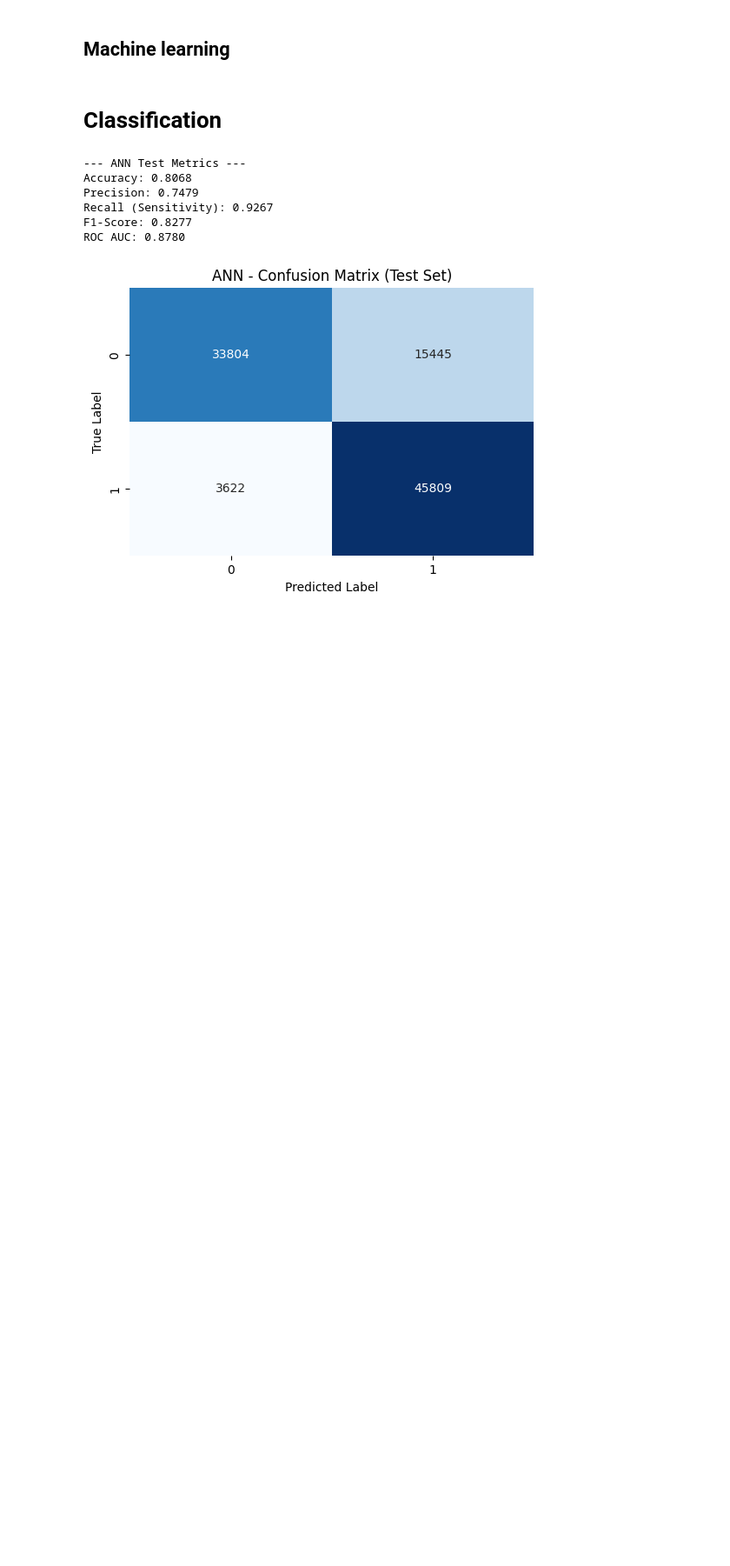
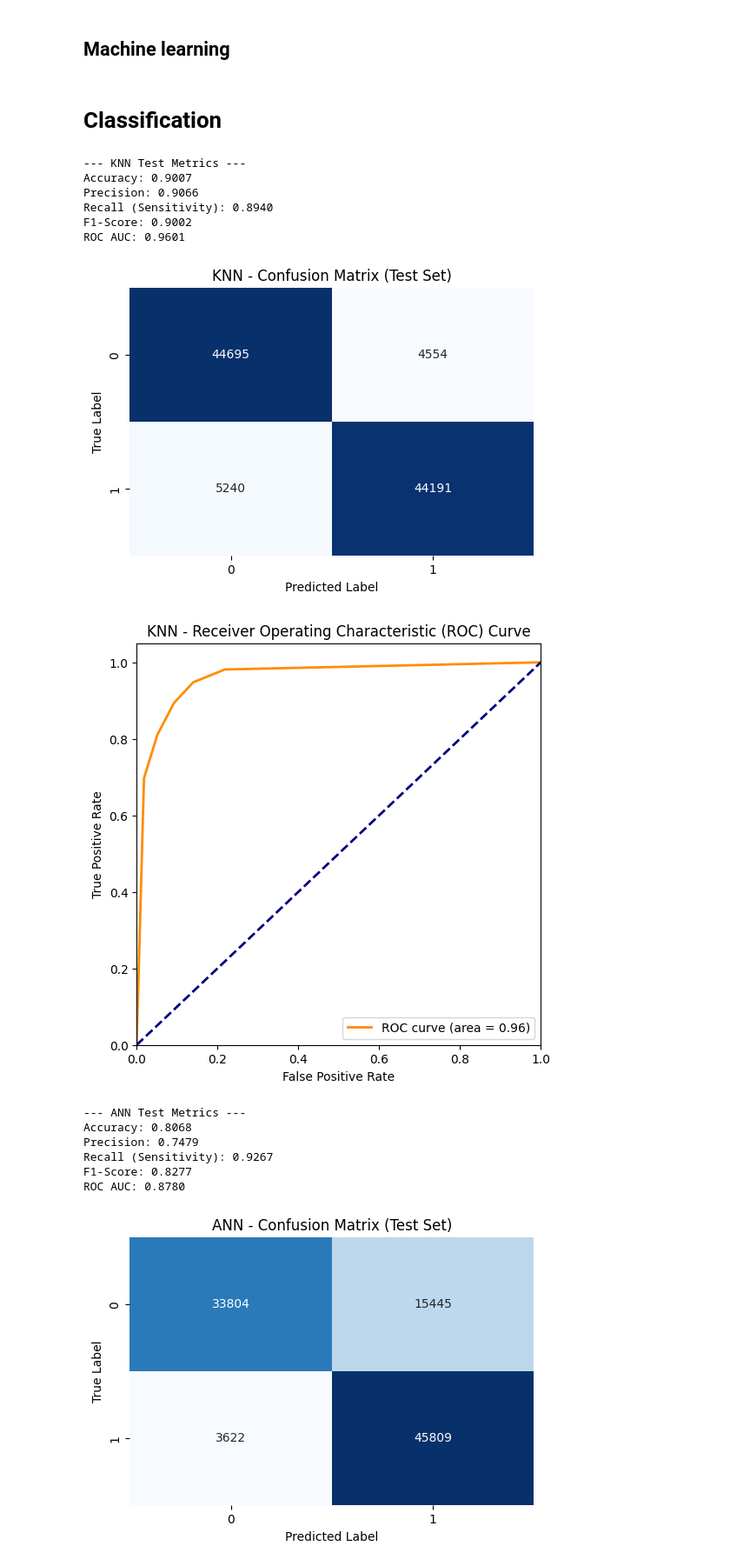
Before and after one commit to Erfanhajiesmaeili/Basic-ML, a Jupyter notebook: ML for Mammography Franchise Impact/ML for Mammography Franchise Impact.ipynb, the cells around one changed output. Shown: that part at 87% size. Drawn from its saved outputs; the diff is of its cells as text; code cells hidden in the pictures; blank space fills up the shorter version.

```diff
--- a/ML for Mammography Franchise Impact/ML for Mammography Franchise Impact.ipynb
+++ b/ML for Mammography Franchise Impact/ML for Mammography Franchise Impact.ipynb
@@ -308,3 +309,24 @@ X_test = scaler.transform(X_test)
+# %%
+# K-Nearest Neighbors Classifier (KNN)
+
+KNN = KNeighborsClassifier(n_neighbors=5)
+KNN.fit(X_train, y_train)
+
+y_pred_tr = KNN.predict(X_train)
+y_pred_te = KNN.predict(X_test)
+
+KNN_results = evaluate_model(KNN, X_train, y_train, X_test, y_test, 'KNN')
+
+all_results.append(KNN_results)
+# %% [output]
+--- KNN Test Metrics ---
+Accuracy: 0.9007
+Precision: 0.9066
+Recall (Sensitivity): 0.8940
+F1-Score: 0.9002
+ROC AUC: 0.9601
+[figure, added]
+[figure, added]
 # %%
 # Neural Network Classifier (ANN)
 
```
Also changed, not shown: parts of 6 cells of this notebook.
